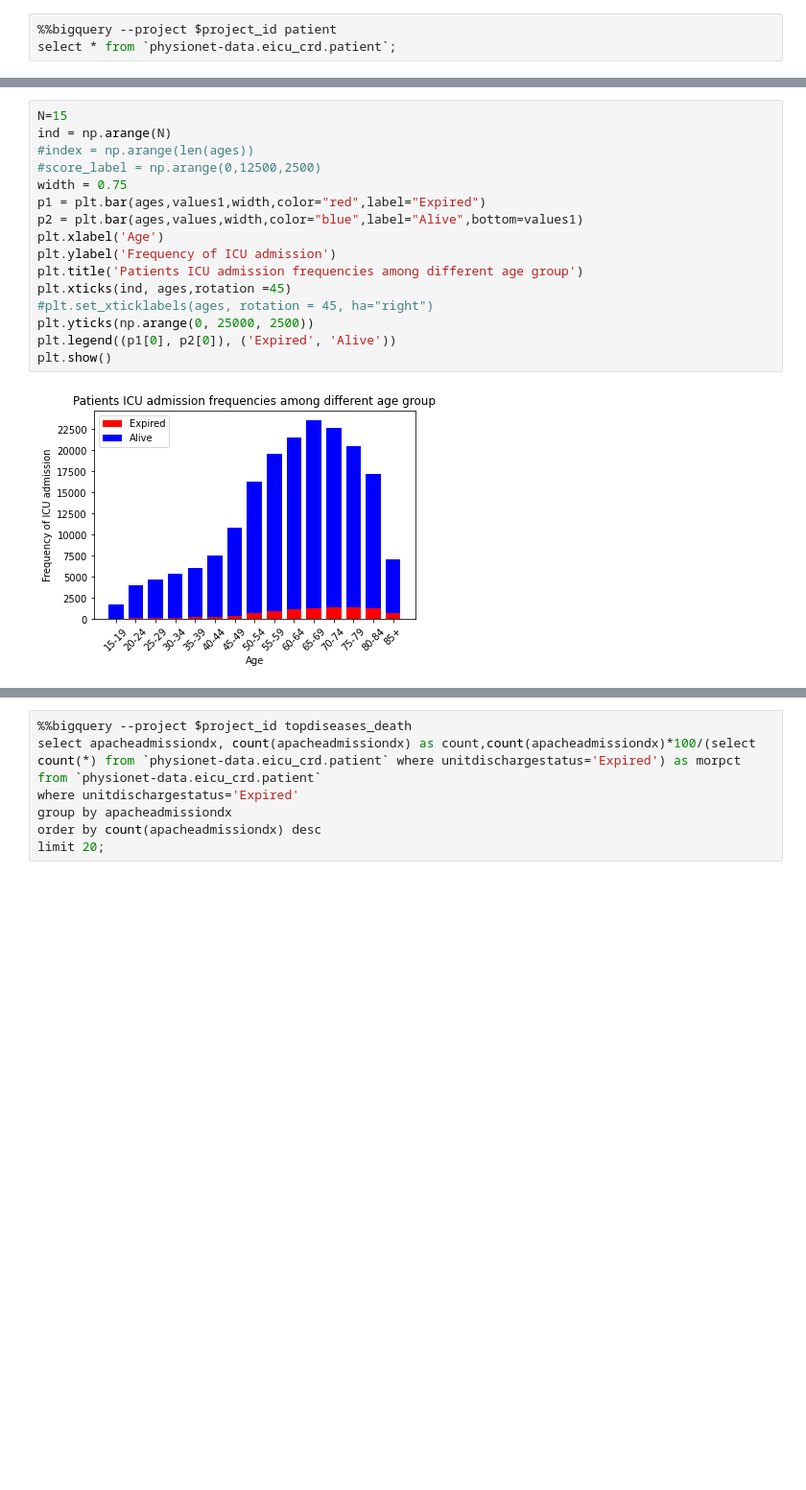
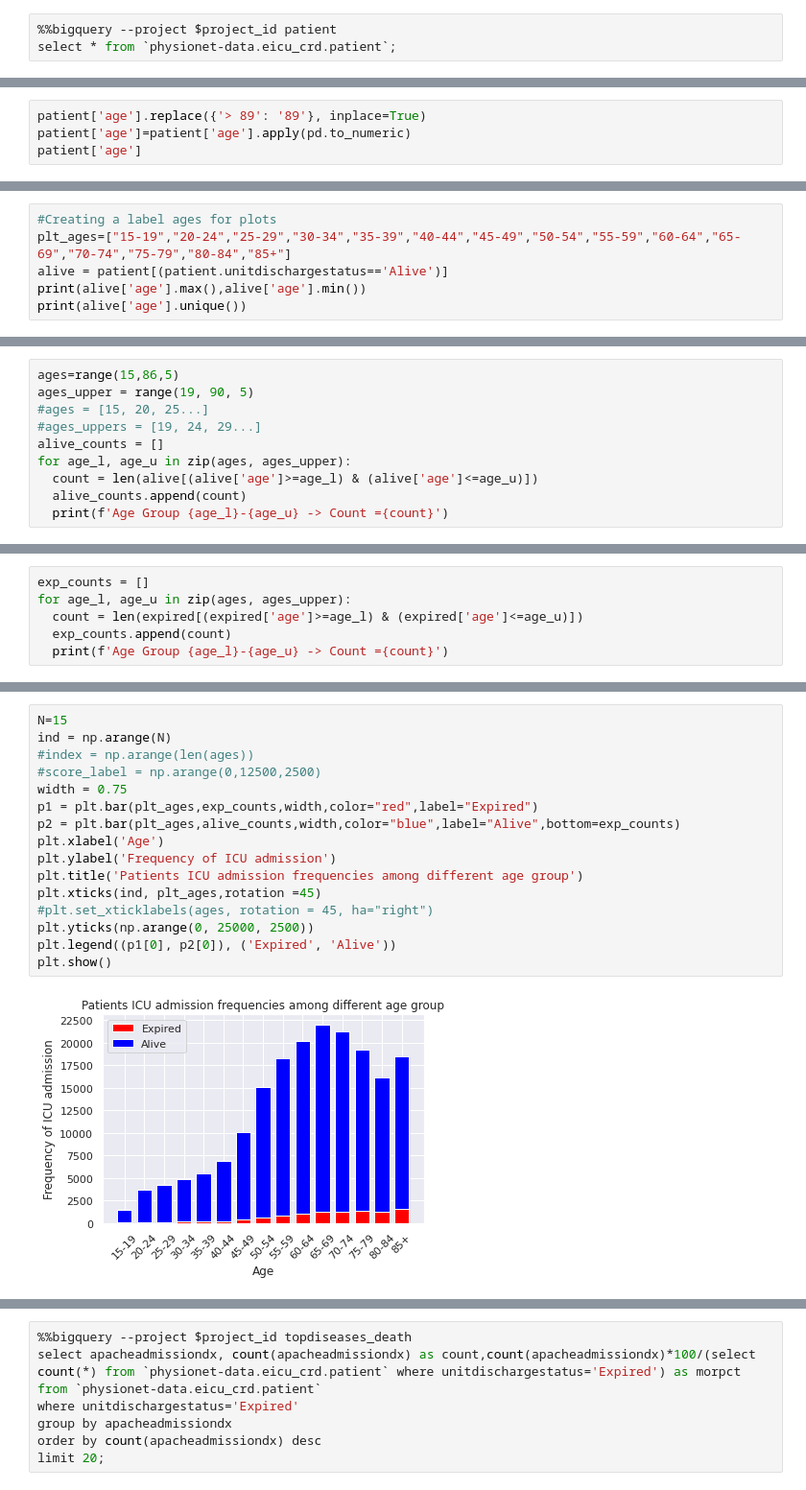
Before and after one commit to sumaiya08/clinical-decision-support, a Jupyter notebook: Plots.ipynb, the cells around one changed output, grey strips where cells are left out. Shown at 96% size. Saved outputs shown, nothing was run; the diff lists cells and outputs as text; blank space fills up the shorter version.

```diff
--- a/Plots.ipynb
+++ b/Plots.ipynb
@@ -56,0 +85,4 @@ select * from `physionet-data.eicu_crd.patient`;
+# %%
+patient['age'].replace({'> 89': '89'}, inplace=True)
+patient['age']=patient['age'].apply(pd.to_numeric)
+patient['age']
@@ -117,0 +106,6 @@ Expired patients count for each age group: 35 92 108 148 191 217 394 677 878 114
+# %%
+#Creating a label ages for plots
+plt_ages=["15-19","20-24","25-29","30-34","35-39","40-44","45-49","50-54","55-59","60-64","65-69","70-74","75-79","80-84","85+"]
+alive = patient[(patient.unitdischargestatus=='Alive')]
+print(alive['age'].max(),alive['age'].min())
+print(alive['age'].unique())
@@ -117,0 +118,10 @@ Expired patients count for each age group: 35 92 108 148 191 217 394 677 878 114
+# %%
+ages=range(15,86,5)
+ages_upper = range(19, 90, 5)
+#ages = [15, 20, 25...]
+#ages_uppers = [19, 24, 29...]
+alive_counts = []
+for age_l, age_u in zip(ages, ages_upper):
+  count = len(alive[(alive['age']>=age_l) & (alive['age']<=age_u)])
+  alive_counts.append(count)
+  print(f'Age Group {age_l}-{age_u} -> Count ={count}')
@@ -117,0 +158,6 @@ Expired patients count for each age group: 35 92 108 148 191 217 394 677 878 114
+# %%
+exp_counts = []
+for age_l, age_u in zip(ages, ages_upper):
+  count = len(expired[(expired['age']>=age_l) & (expired['age']<=age_u)])
+  exp_counts.append(count)
+  print(f'Age Group {age_l}-{age_u} -> Count ={count}')
@@ -120,19 +182,19 @@ Visual representation of admission frequencies of patients based on different ag
 # %%
 N=15
 ind = np.arange(N)
 #index = np.arange(len(ages))
 #score_label = np.arange(0,12500,2500)
 width = 0.75
-p1 = plt.bar(ages,values1,width,color="red",label="Expired")
-p2 = plt.bar(ages,values,width,color="blue",label="Alive",bottom=values1)
+p1 = plt.bar(plt_ages,exp_counts,width,color="red",label="Expired")
+p2 = plt.bar(plt_ages,alive_counts,width,color="blue",label="Alive",bottom=exp_counts)
 plt.xlabel('Age')
 plt.ylabel('Frequency of ICU admission')
 plt.title('Patients ICU admission frequencies among different age group')
-plt.xticks(ind, ages,rotation =45)
+plt.xticks(ind, plt_ages,rotation =45)
 #plt.set_xticklabels(ages, rotation = 45, ha="right")
 plt.yticks(np.arange(0, 25000, 2500))
 plt.legend((p1[0], p2[0]), ('Expired', 'Alive'))
 plt.show()
 # %% [output]
-[figure, old version]
+[figure, new version]
 # %% [markdown]
```
Also changed, not shown: parts of 62 cells of this notebook.
